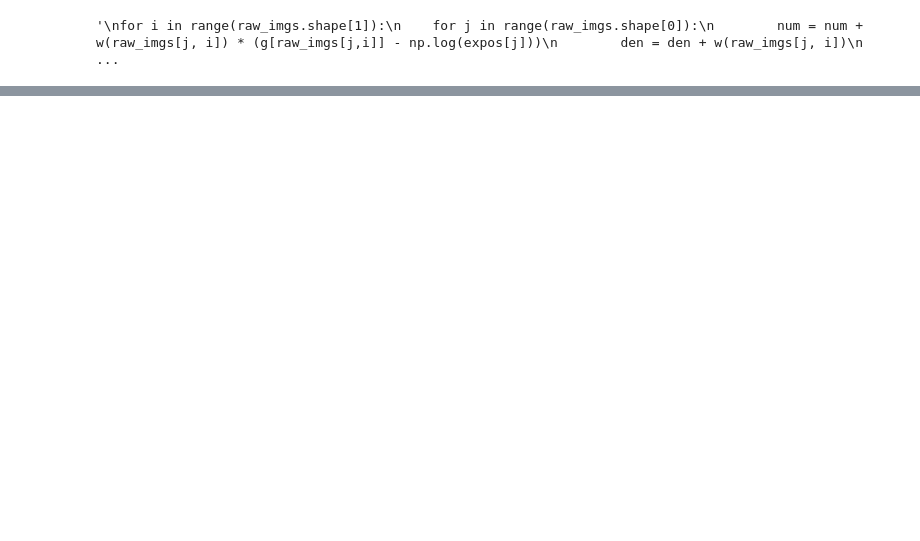
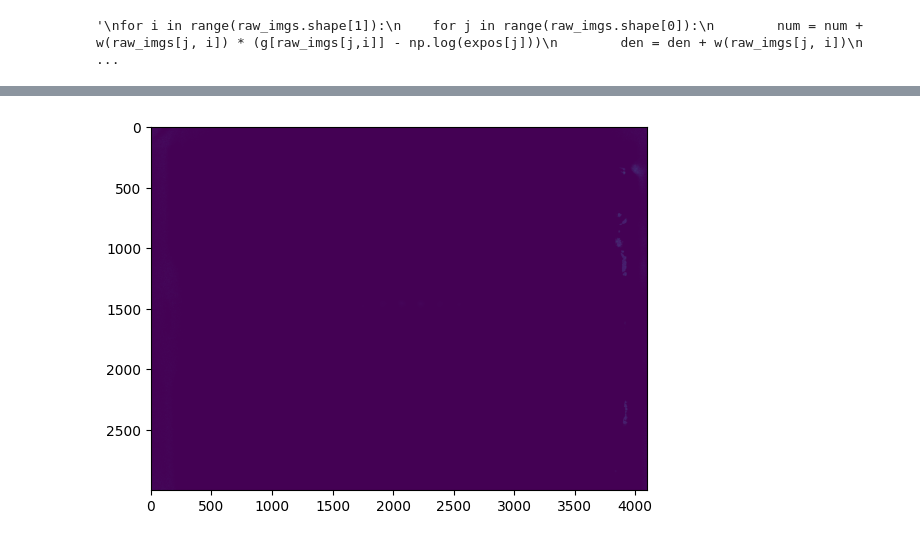
Before and after one commit to chetanchire/denoise, a Jupyter notebook: 251114_1.ipynb, the cells around one changed output, grey strips where cells are left out. Saved outputs shown, nothing was run; the diff lists cells and outputs as text; code cells hidden in the pictures; blank space fills up the shorter version.

```diff
--- a/251114_1.ipynb
+++ b/251114_1.ipynb
@@ -304,0 +377,74 @@ True
+# %%
+# Rev = '251116-01'
+# np.save('CRF.npy', g)
+from PIL import Image
+import numpy as np
+import random, glob, time, cupy, os
+from matplotlib import pyplot as plt
+import cupyx.scipy.sparse as cusp
+import scipy.sparse as sp
+import cupyx.scipy.sparse.linalg as cusplin
+from datetime import datetime
+
+Rev = '251116-01'
+
+def w(Z):
+    """
+    This is the weight function for the pixel value
+    It gives maximum weightage to the pixel values in the middle than the extreme ones
+    """
+    # return (Z/32767) if Z <= 32767 else ((65535-Z)/32767)
+    return np.where(Z <= 32767, Z/32767, ((65535 - Z)/32767))
+
+tif_paths = glob.glob("Images/*.tif")
+tif_paths.sort(key=os.path.getmtime)
+images = []
+acquisitions = [6, 7, 8, 9, 10, 11, 30, 31, 32, 33, 34, 35]
+images = [np.asarray(Image.open(x), dtype=np.float32) for x in tif_paths]
+for i in range(int(len(acquisitions)/2)):
+    avg_blank_img = (images[acquisitions[i]] + images[acquisitions[i]+6]
+                   + images[acquisitions[i]+12] + images[acquisitions[i]+18])/4
+    avg_sig_img = (images[acquisitions[i+6]] + images[acquisitions[i+6]+6]
+                   + images[acquisitions[i+6]+12] + images[acquisitions[i+6]+18])/4
+    blank_substracted = avg_sig_img - avg_blank_img
+    blank_substracted = np.array(blank_substracted)
+    blank_substracted[blank_substracted < 1] = 1
+    blank_substracted = blank_substracted.round().astype(np.uint16)
+    savefile = Image.fromarray(blank_substracted)
+    fname = "signal_"+str(i)+'.tif'
+    savefile.save(fname)
+
+# start_time = time.time()
+tif_paths = glob.glob("signal*.tif")
+expos = [7.272, 3.636, 1.818, 0.909, 0.455, 0.228]
+# Z, B, raw_imgs = pixelValues(tif_paths, expos, 30000)
+# print(f"Time1: {time.time() - start_time}")
+
+# print(f"Time2: {time.time() - start_time}")
+# print(f"Time3: {time.time() - start_time}")
+# HDR_img = np.zeros((len(raw_imgs[0]), 1), dtype=np.float32)
+# num = 0;	den = 0
+raw_images = []
+for i in range(len(tif_paths)):
+	raw_img = np.asarray(Image.open(tif_paths[i]), dtype = np.float32).flatten()
+	raw_images.append(raw_img)
+raw_images = np.array(raw_images).astype(int)
+g = np.load('CRF.npy')
+weights = w(raw_images)
+g_vals = g[raw_images]
+log_exp = np.log(expos)[:, None]
+num = np.sum(weights * (g_vals - log_exp), axis=0)
+den = np.sum(weights, axis=0)
+HDR_img = np.exp(num / den)
+HDR_img = HDR_img * (2**12)
+HDR_pic = HDR_img.reshape((3000, 4096))
+HDR_pic = HDR_pic.round().astype(np.uint16)
+plt.imshow(HDR_pic)
+plt.show()
+HDR_pic1 = Image.fromarray(HDR_pic)
+now = datetime.now()
+timestamp_str = now.strftime("%Y%m%d_%H%M")
+HDR_pic1.save(f"HDR_NB{Rev}_{timestamp_str}.tif")
+# print(f"Time5: {time.time() - start_time}")
+# %% [output]
+[figure, added]
```
Also changed, not shown: parts of 8 cells of this notebook, 2 other files.
